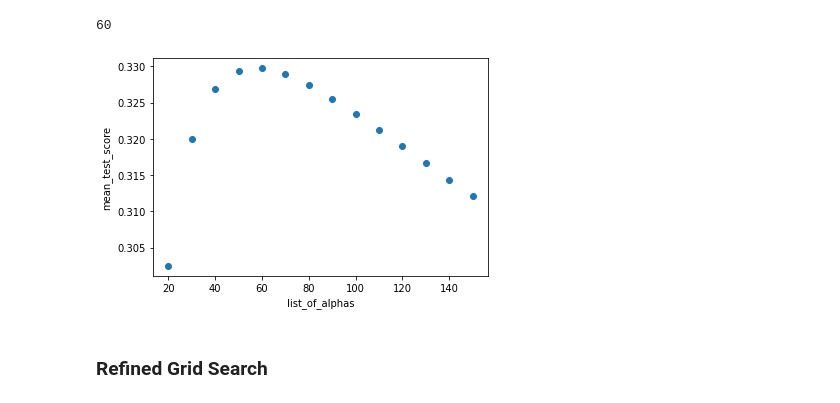
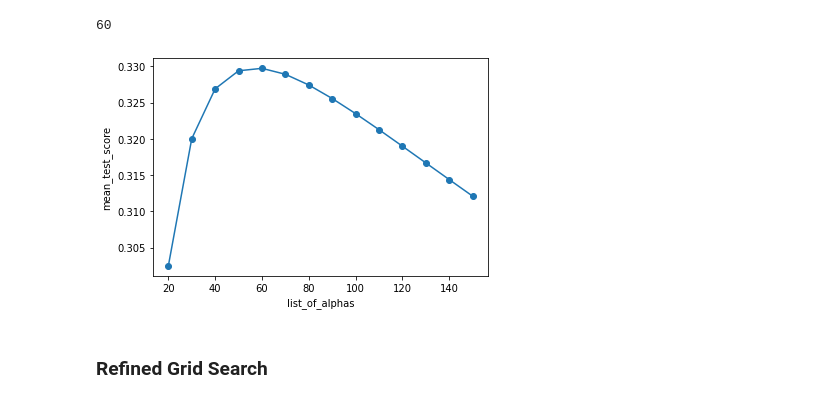
Before and after one commit to PritishWadhwa/IMDb-Movie-Rating-Predictor, a Jupyter notebook: Regression/Linear_Regresssion_Ridge.ipynb, the cells around one changed output. Cells and saved outputs as stored; diff of their text form; code cells hidden in the pictures.

```diff
--- a/Regression/Linear_Regresssion_Ridge.ipynb
+++ b/Regression/Linear_Regresssion_Ridge.ipynb
@@ -42,11 +42,13 @@ print(gridSearch.best_estimator_.alpha)
 60
 # %%
 plt.scatter(list_of_alphas[6:],gridSearch.cv_results_['mean_test_score'][6:])
+plt.plot(list_of_alphas[6:],gridSearch.cv_results_['mean_test_score'][6:])
 plt.xlabel('list_of_alphas')
 plt.ylabel('mean_test_score')
+plt.savefig('Graphs/ridge_gs_fig1.png')
 plt.show()
 # %% [output]
-[figure, old version]
+[figure, new version]
 # %% [markdown]
 ### Refined Grid Search
 # %%
```
Also changed, not shown: parts of 3 cells of this notebook, 13 other files.
